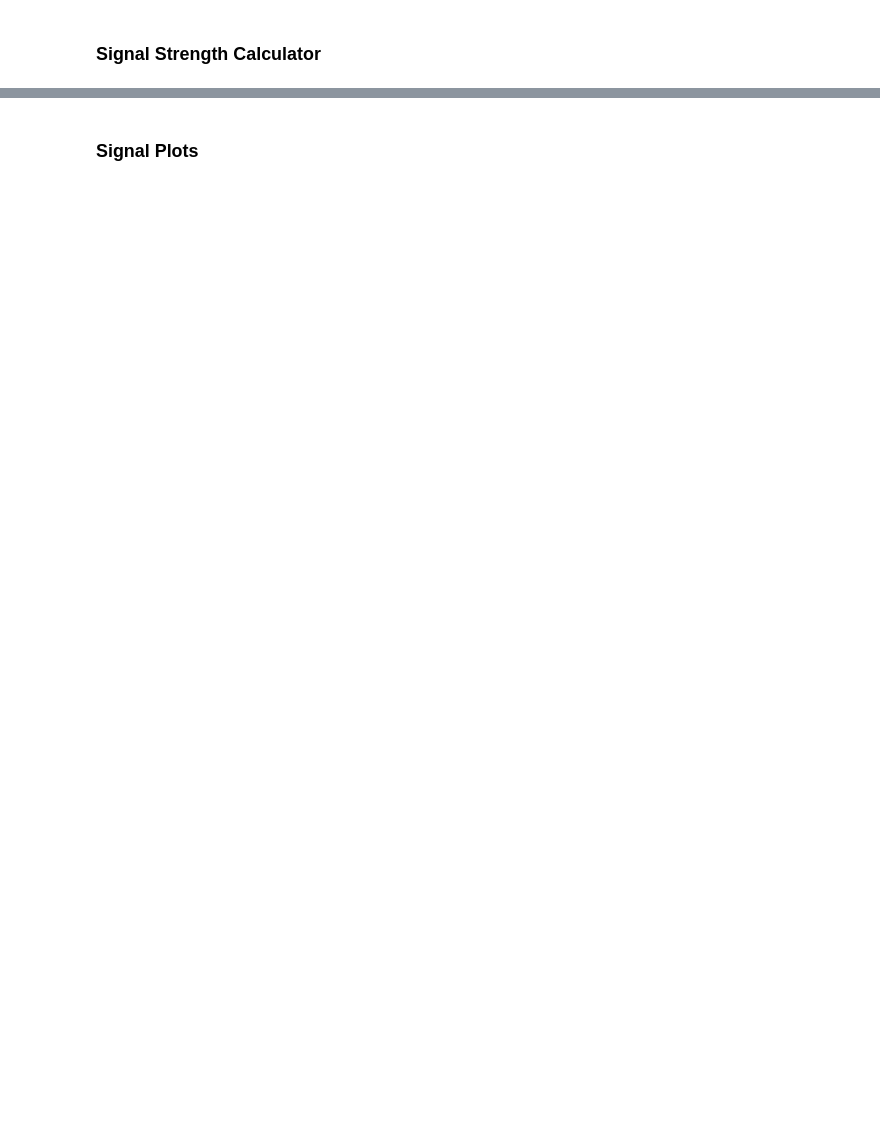
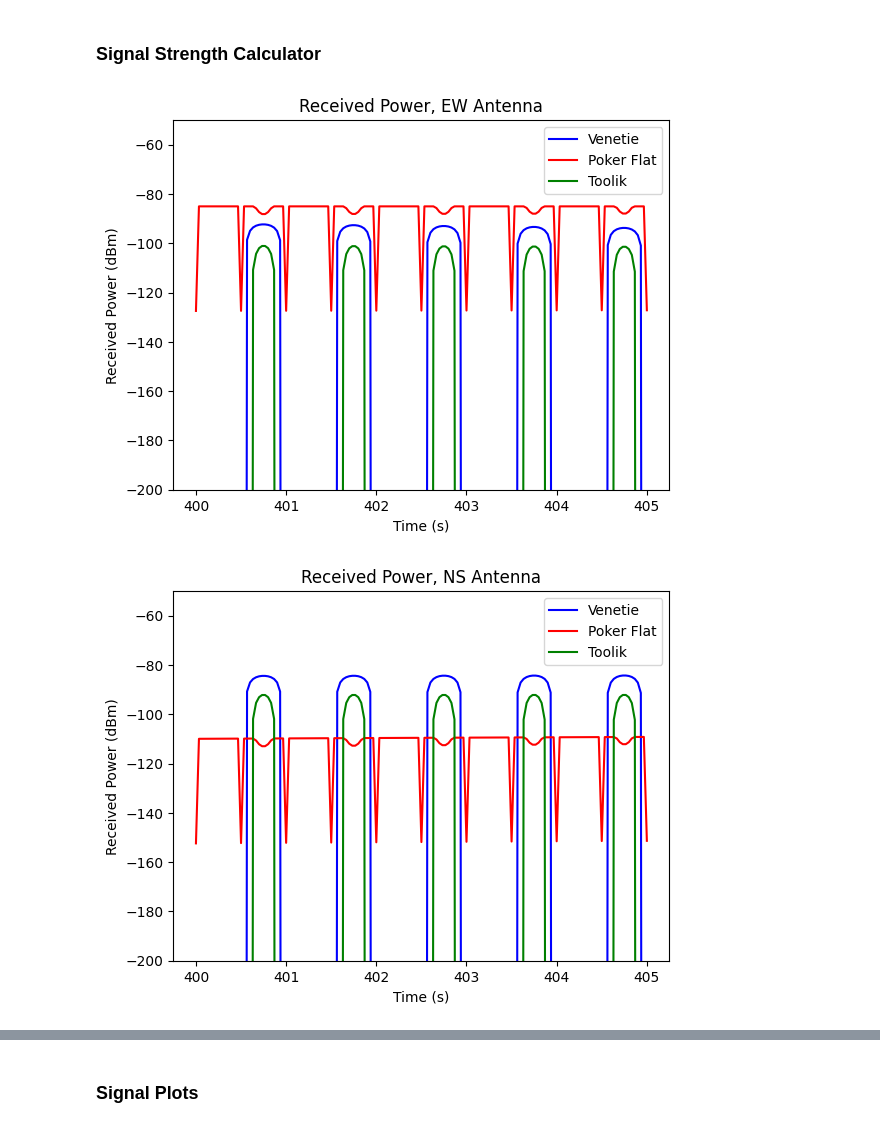
Before and after one commit to swallace23/link_margin, a Jupyter notebook: Link Margin Calculations.ipynb, the cells around one changed output, grey strips where cells are left out. Drawn from its saved outputs; the diff is of its cells as text; code cells hidden in the pictures; blank space fills up the shorter version.

```diff
--- a/Link Margin Calculations.ipynb
+++ b/Link Margin Calculations.ipynb
@@ -368,0 +509,31 @@ def calc_received_power(radii, gains, ploss):
+# %%
+ew_powers = []
+ew_powers.append(calc_received_power(r_vt_interp[:,0], vt_rbf, vt_pol_loss_EW))
+ew_powers.append(calc_received_power(r_pf_interp[:,0], pf_rbf, pf_pol_loss_EW))
+ew_powers.append(calc_received_power(r_tl_interp[:,0], tl_rbf, tl_pol_loss_EW))
+ns_powers = []
+ns_powers.append(calc_received_power(r_vt_interp[:,0], vt_rbf, vt_pol_loss_NS))
+ns_powers.append(calc_received_power(r_pf_interp[:,0], pf_rbf, pf_pol_loss_NS))
+ns_powers.append(calc_received_power(r_tl_interp[:,0], tl_rbf, tl_pol_loss_NS))
+receiver_labels = ['Venetie', 'Poker Flat', 'Toolik']
+
+plot_received_power_cross_dipole(new_times, ew_powers, ns_powers, receiver_labels)
+# Calculate the spin-phase angle
+indices = np.where((new_times >= 200) & (new_times <= 205))[0]
+spin_phase_angle_vt = np.atan2(np.array(ns_powers[0])[indices], np.array(ew_powers[0])[indices])
+spin_phase_angle_pf = np.atan2(np.array(ns_powers[1])[indices], np.array(ew_powers[1])[indices])
+spin_phase_angle_tl = np.atan2(np.array(ns_powers[2])[indices], np.array(ew_powers[2])[indices])
+# Plot the spin-phase angle
+plt.plot(new_times[indices], spin_phase_angle_vt, color='blue')
+plt.plot(new_times[indices], spin_phase_angle_pf, color='red')
+plt.plot(new_times[indices], spin_phase_angle_tl, color='green')
+
+plt.title("Spin-Phase Angle along Trajectory")
+plt.xlabel("Time (s)")
+plt.ylabel("Spin-Phase Angle (radians)")
+plt.legend(["Venetie", "Poker Flat", "Toolik"])
+plt.grid(True)
+plt.show()
+# %% [output]
+[figure, added]
+[figure, added]
```
Also changed, not shown: parts of 26 cells of this notebook, 1 other file.
